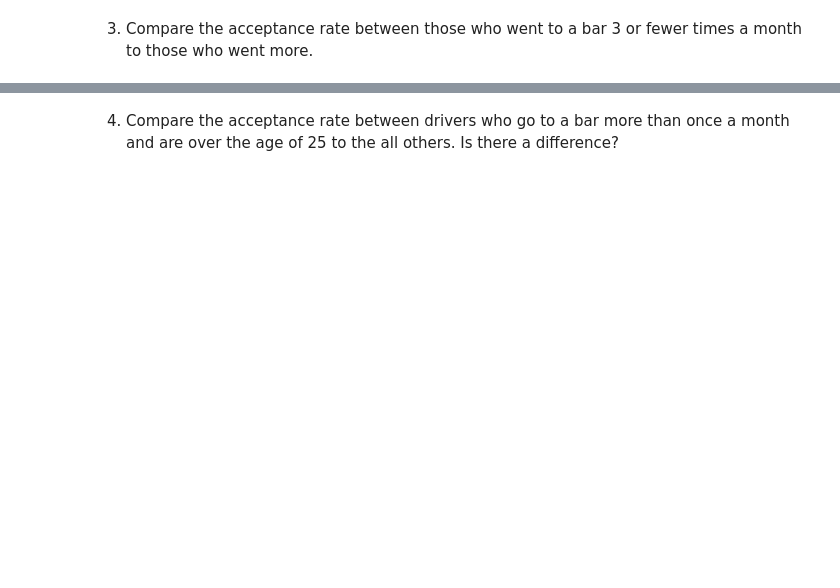
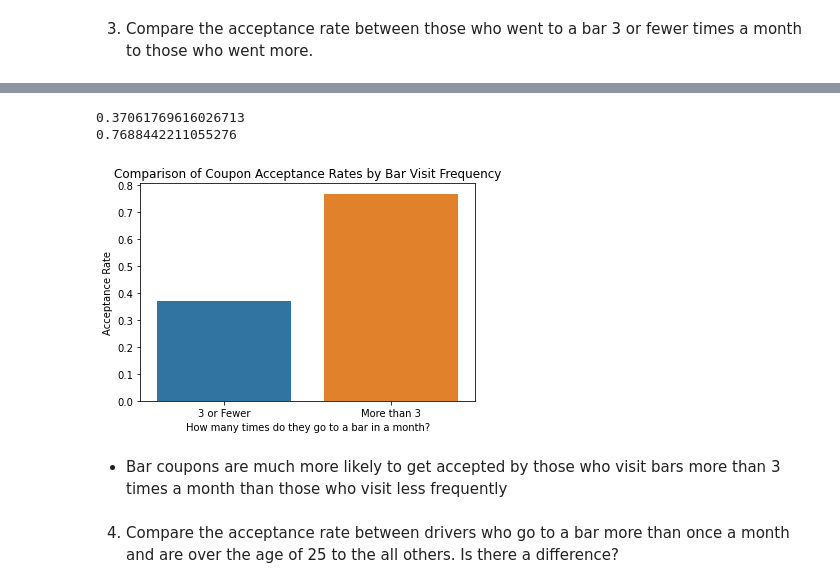
Before and after one commit to hanwoonglee1/BerkeleyMLAIProject1, a Jupyter notebook: practical_application_prompt_5.1.ipynb, the cells around one changed output, grey strips where cells are left out. Saved outputs shown, nothing was run; the diff lists cells and outputs as text; code cells hidden in the pictures; blank space fills up the shorter version.

```diff
--- a/practical_application_prompt_5.1.ipynb
+++ b/practical_application_prompt_5.1.ipynb
@@ -408,2 +400,25 @@ percentage_grapher(bar_data.query('Bar in @bar_more3_list'))
+# %%
+bar_3fewer_list = ['1~3','less1','never']
+bar_more3_list = ['4~8','gt8']
+
+acceptance_rate_a = bar_data.query('Bar in @bar_3fewer_list')['Y'].mean()
+acceptance_rate_b = bar_data.query('Bar in @bar_more3_list')['Y'].mean()
+
+labels = ['3 or Fewer','More than 3']
+acceptance_rate_data = [acceptance_rate_a, acceptance_rate_b]
+
+sns.barplot(x=labels, y=acceptance_rate_data)
+plt.xlabel('How many times do they go to a bar in a month?')
+plt.ylabel('Acceptance Rate')
+plt.title('Comparison of Coupon Acceptance Rates by Bar Visit Frequency')
+
+print(acceptance_rate_a)
+print(acceptance_rate_b)
+# %% [output]
+0.37061769616026713
+0.7688442211055276
+[figure, added]
+# %% [markdown]
+* Bar coupons are much more likely to get accepted by those who visit bars more than 3 times a month than those who visit less frequently
 # %% [markdown]
 4. Compare the acceptance rate between drivers who go to a bar more than once a month and are over the age of 25 to the all others.  Is there a difference?
```
Also changed, not shown: parts of 152 cells of this notebook.
